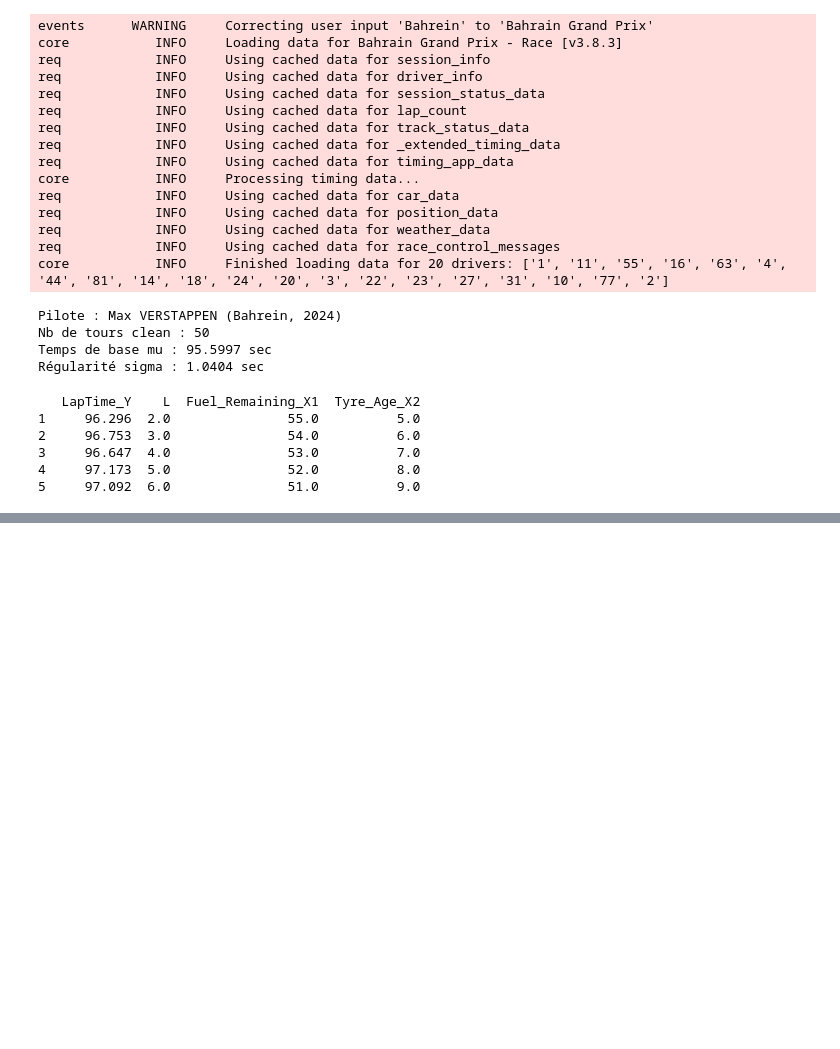
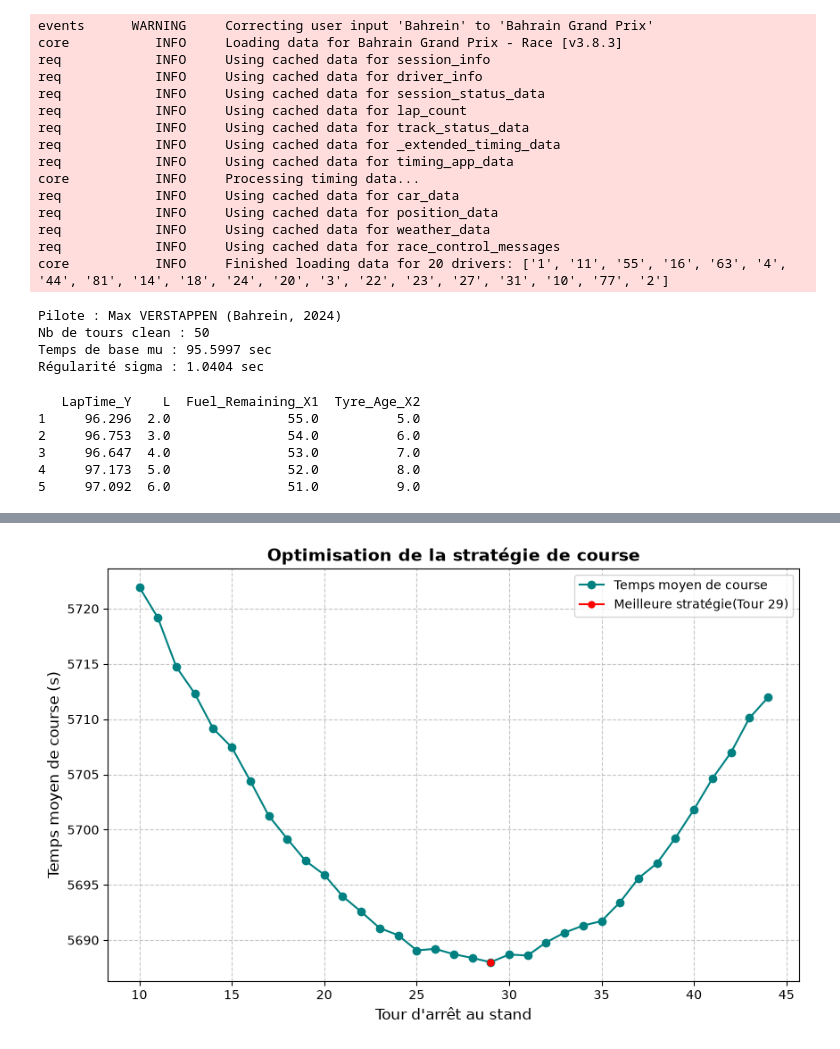
Before and after one commit to MDVXVII/Python-Analyse-Quanti, a Jupyter notebook: formula1-race-strategy-optimization.ipynb, the cells around one changed output, grey strips where cells are left out. Cells and saved outputs as stored; diff of their text form; code cells hidden in the pictures; blank space fills up the shorter version.

```diff
--- a/formula1-race-strategy-optimization.ipynb
+++ b/formula1-race-strategy-optimization.ipynb
@@ -202,0 +242,20 @@ test_pull = 1
+# %%
+# Affichage du graphique de l'optimisation de la stratégie
+
+tours_testes = list(resultats_strategies.keys())
+temps_moyens = list(resultats_strategies.values())
+
+plt.figure(figsize=(10,6))
+
+plt.plot(tours_testes, temps_moyens, marker="o", linestyle="-", color="teal", label="Temps moyen de course") # Tracé de la courbe
+plt.plot(meilleur_tour, meilleur_temps, marker="o", color="red", markersize=5, label=f"Meilleure stratégie(Tour {meilleur_tour})") # Arret optimal
+
+plt.title("Optimisation de la stratégie de course", fontsize=14, fontweight='bold')
+plt.xlabel("Tour d'arrêt au stand", fontsize=12)
+plt.ylabel("Temps moyen de course (s)", fontsize=12)
+plt.legend()
+plt.grid(True, linestyle='--', alpha=0.7)
+
+plt.show()
+# %% [output]
+[figure, added]
```
Also changed, not shown: parts of 3 cells of this notebook.
